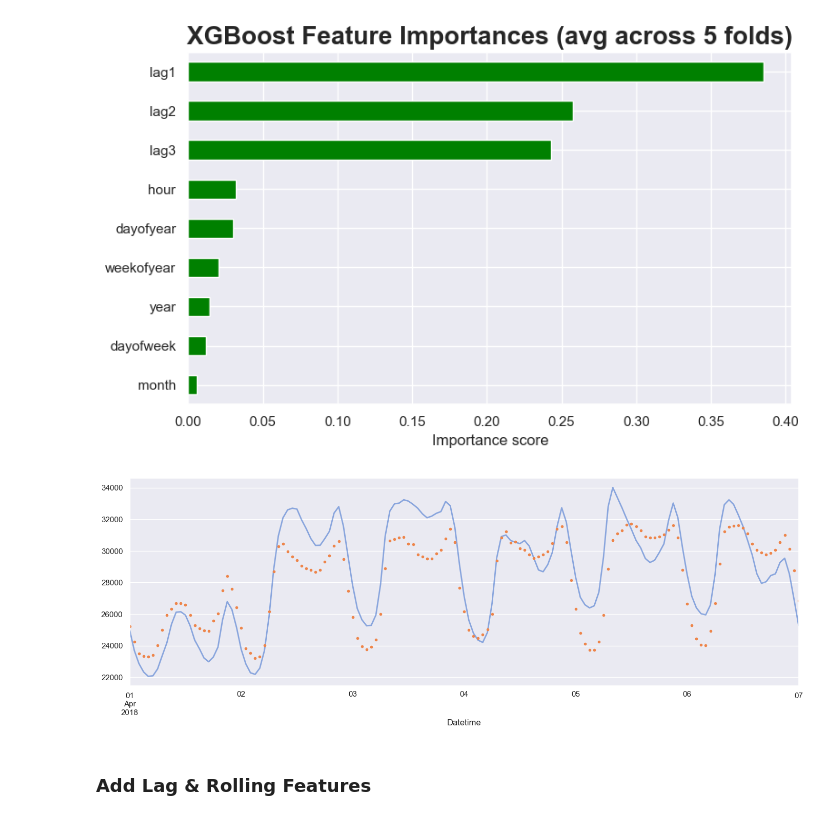
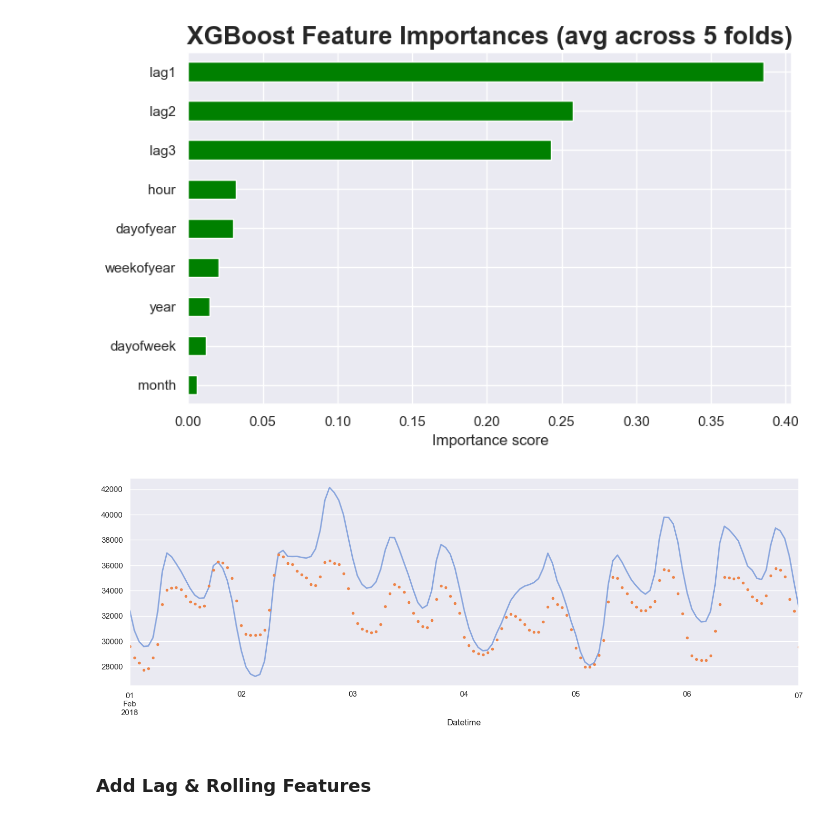
Before and after one commit to lokejer/pjme-hourly-forecast, a Jupyter notebook: main.ipynb, the cells around one changed output. Drawn from its saved outputs; the diff is of its cells as text; code cells hidden in the pictures.

```diff
--- a/main.ipynb
+++ b/main.ipynb
@@ -439,17 +439,17 @@ plt.show()
 [figure]
 # %%
 YEAR = 2018
-MONTH = 4
+MONTH = 2
 
 mask = (predictions_lag.index >= f'{YEAR}-{MONTH}-01') & (predictions_lag.index <= f'{YEAR}-{MONTH}-07')
 predictions_lag.loc[mask, "actual"].plot(linewidth=2, alpha=0.6)
 predictions_lag.loc[mask, "predicted"].plot(
   style=".",
   linewidth=3
 )
 plt.show()
 # %% [output]
-[figure, old version]
+[figure, new version]
 # %% [markdown]
 ### Add Lag & Rolling Features
 # %%
```
